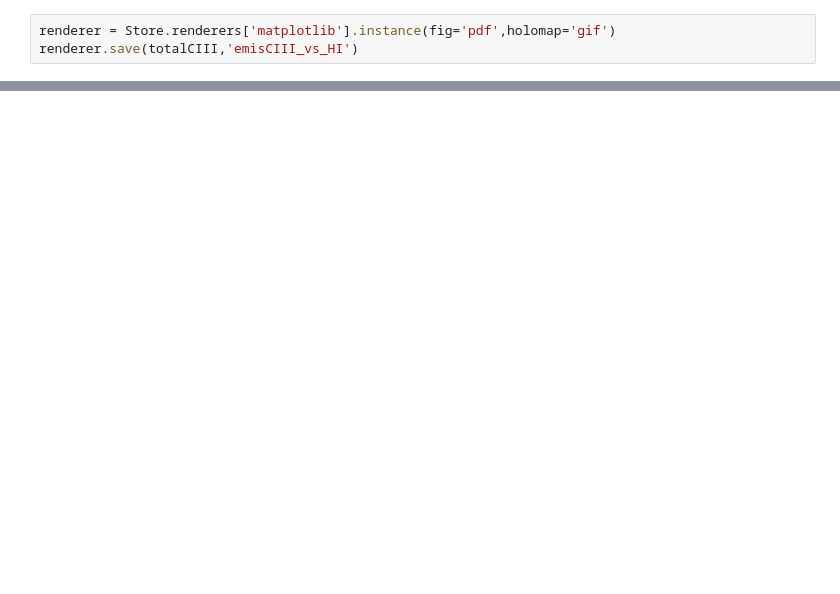
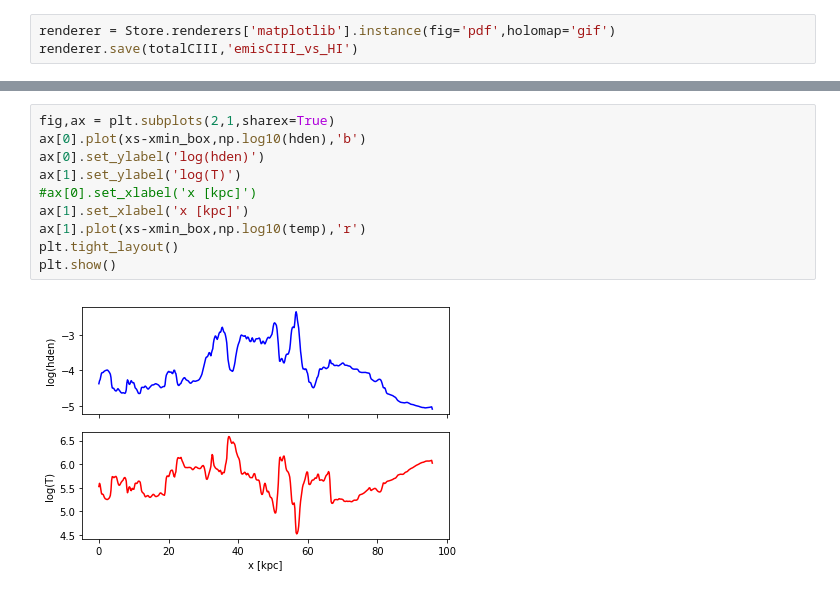
Before and after one commit to laurennc/BmoreCGM, a Jupyter notebook: Surface Brightness Plots.ipynb, the cells around one changed output, grey strips where cells are left out. Drawn from its saved outputs; the diff is of its cells as text; blank space fills up the shorter version.

```diff
--- a/Surface Brightness Plots.ipynb
+++ b/Surface Brightness Plots.ipynb
@@ -387,0 +359,12 @@ print 115624./157028
+# %%
+fig,ax = plt.subplots(2,1,sharex=True)
+ax[0].plot(xs-xmin_box,np.log10(hden),'b')
+ax[0].set_ylabel('log(hden)')
+ax[1].set_ylabel('log(T)')
+#ax[0].set_xlabel('x [kpc]')
+ax[1].set_xlabel('x [kpc]')
+ax[1].plot(xs-xmin_box,np.log10(temp),'r')
+plt.tight_layout()
+plt.show()
+# %% [output]
+[figure, added]
```
Also changed, not shown: parts of 33 cells of this notebook, 1 other file.
